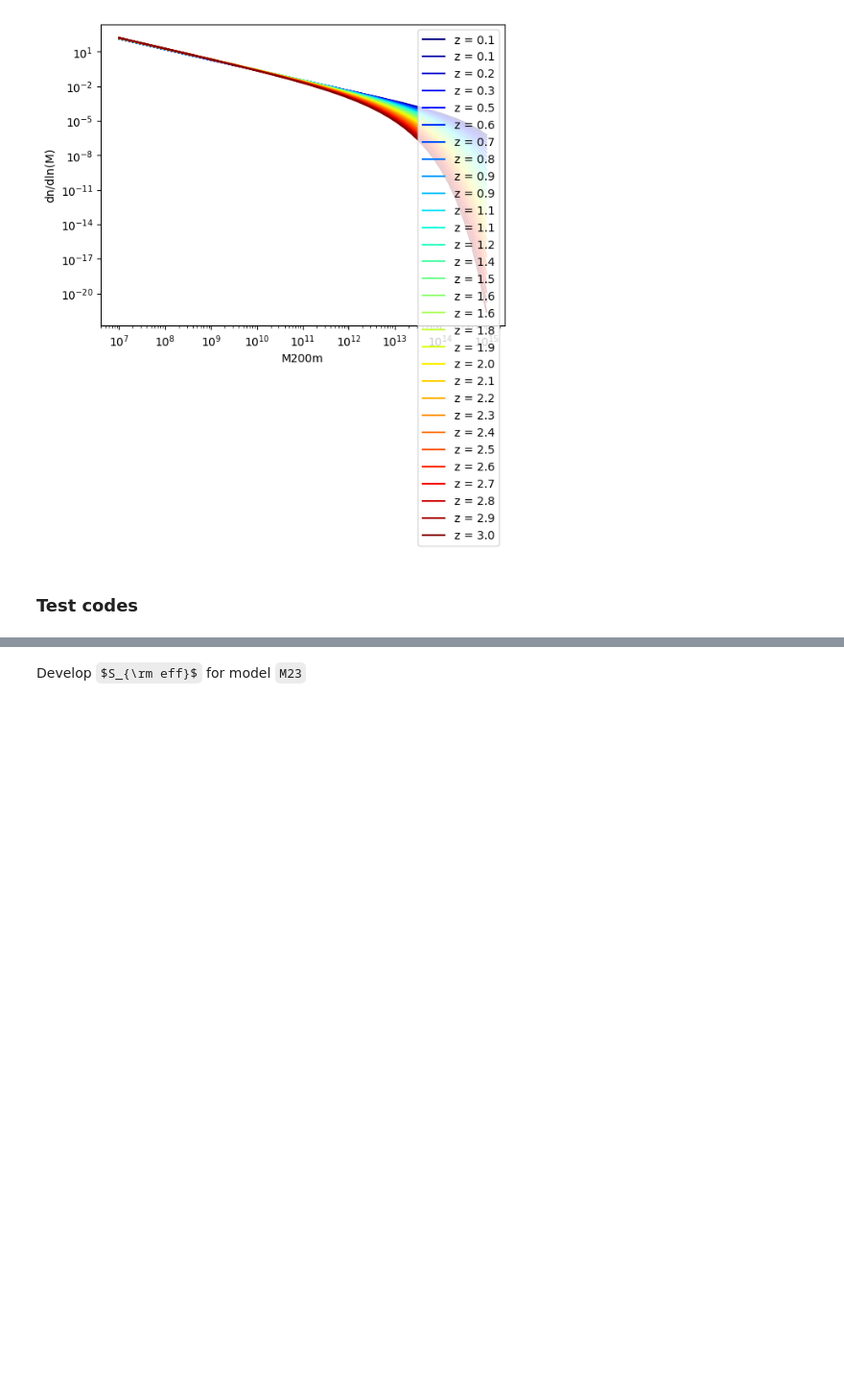
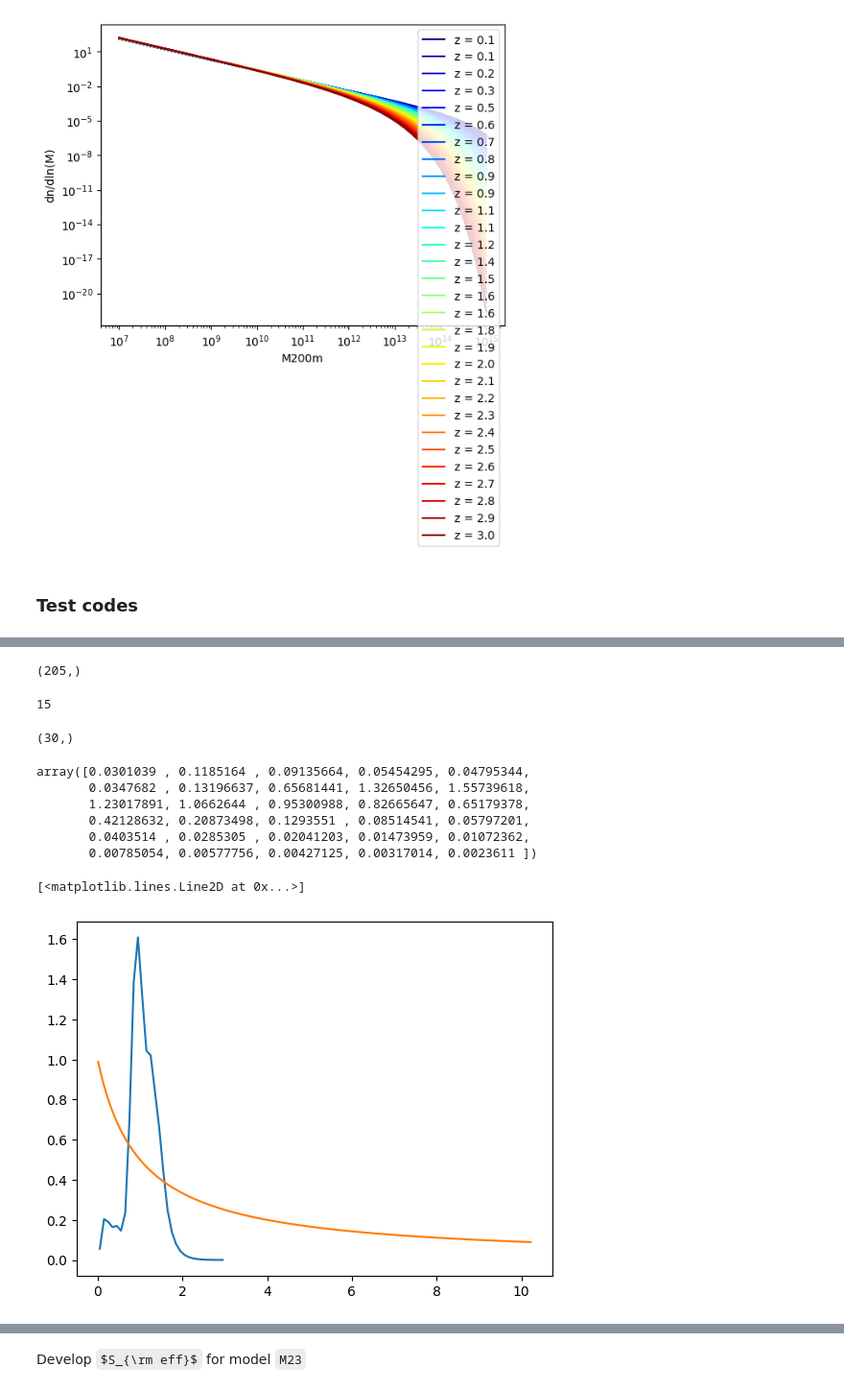
Before and after one commit to destrys/galCIB, a Jupyter notebook: base-lcdm.ipynb, the cells around one changed output, grey strips where cells are left out. Shown at 96% size. Saved outputs shown, nothing was run; the diff lists cells and outputs as text; code cells hidden in the pictures; some formulas as TeX source; blank space fills up the shorter version.

```diff
--- a/base-lcdm.ipynb
+++ b/base-lcdm.ipynb
@@ -136,3 +447,24 @@ with open('data/hmfz.p', 'wb') as handle:
+# %%
+Plin['z'].shape
+# %% [output]
+(205,)
+# %%
+new_matrix[new_matrix > 0
+# %% [output]
+15
+# %%
+dndz['zrange'].shape
+# %% [output]
+(30,)
+# %%
+dndz['dndz'].mean(axis = 0)
+# %% [output]
+array([0.0301039 , 0.1185164 , 0.09135664, 0.05454295, 0.04795344,
+       0.0347682 , 0.13196637, 0.65681441, 1.32650456, 1.55739618,
+       1.23017891, 1.0662644 , 0.95300988, 0.82665647, 0.65179378,
+       0.42128632, 0.20873498, 0.1293551 , 0.08514541, 0.05797201,
+       0.0403514 , 0.0285305 , 0.02041203, 0.01473959, 0.01072362,
+       0.00785054, 0.00577756, 0.00427125, 0.00317014, 0.0023611 ])
 # %%
 import cib
 import consts
@@ -141,0 +478,6 @@ import numpy as np
+# %%
+plt.plot(consts.dict_gal['ELG']['z'], ps.get_W_gal(1))
+plt.plot(consts.redshifts_M23, pc.W_cib)
+# %% [output]
+[<matplotlib.lines.Line2D at 0x...>]
+[figure, added]
```
Also changed, not shown: parts of 71 cells of this notebook, 8 other files.
